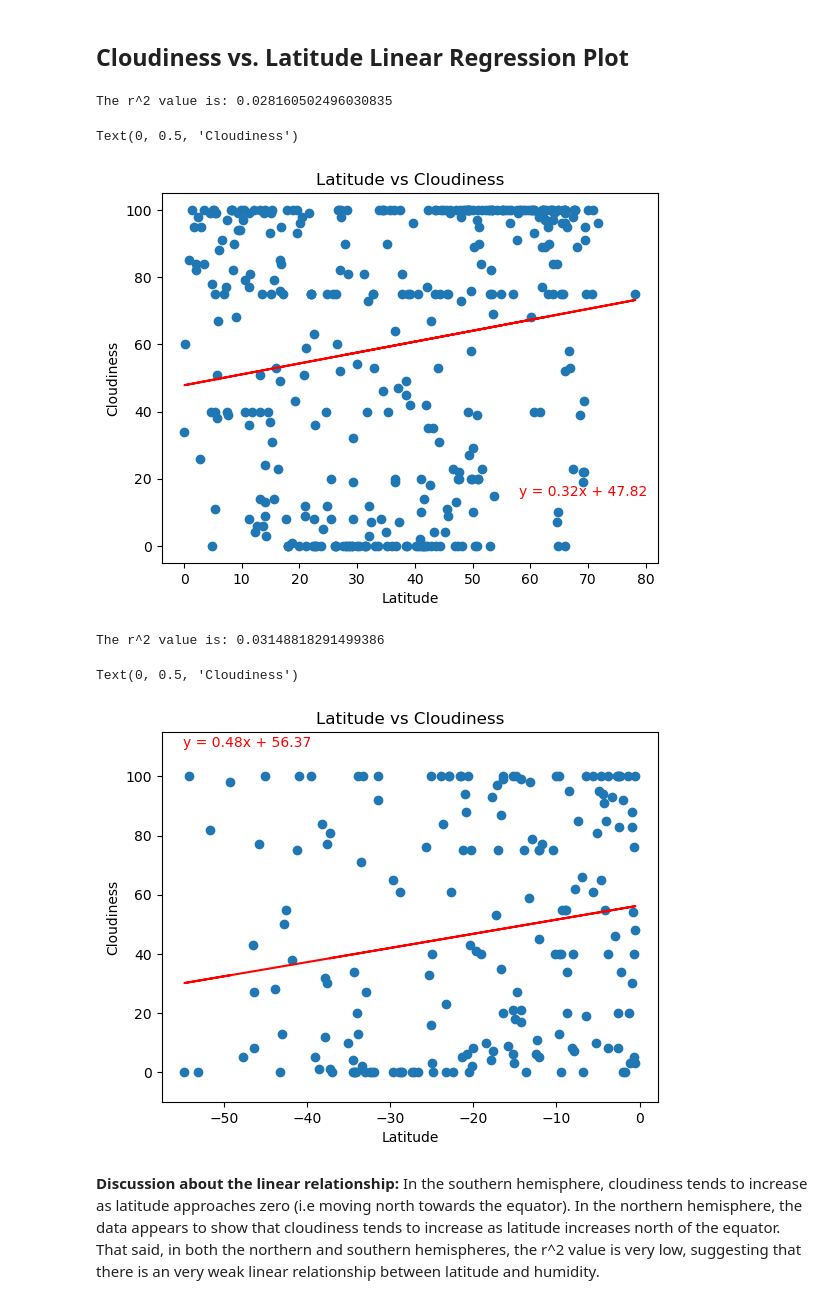
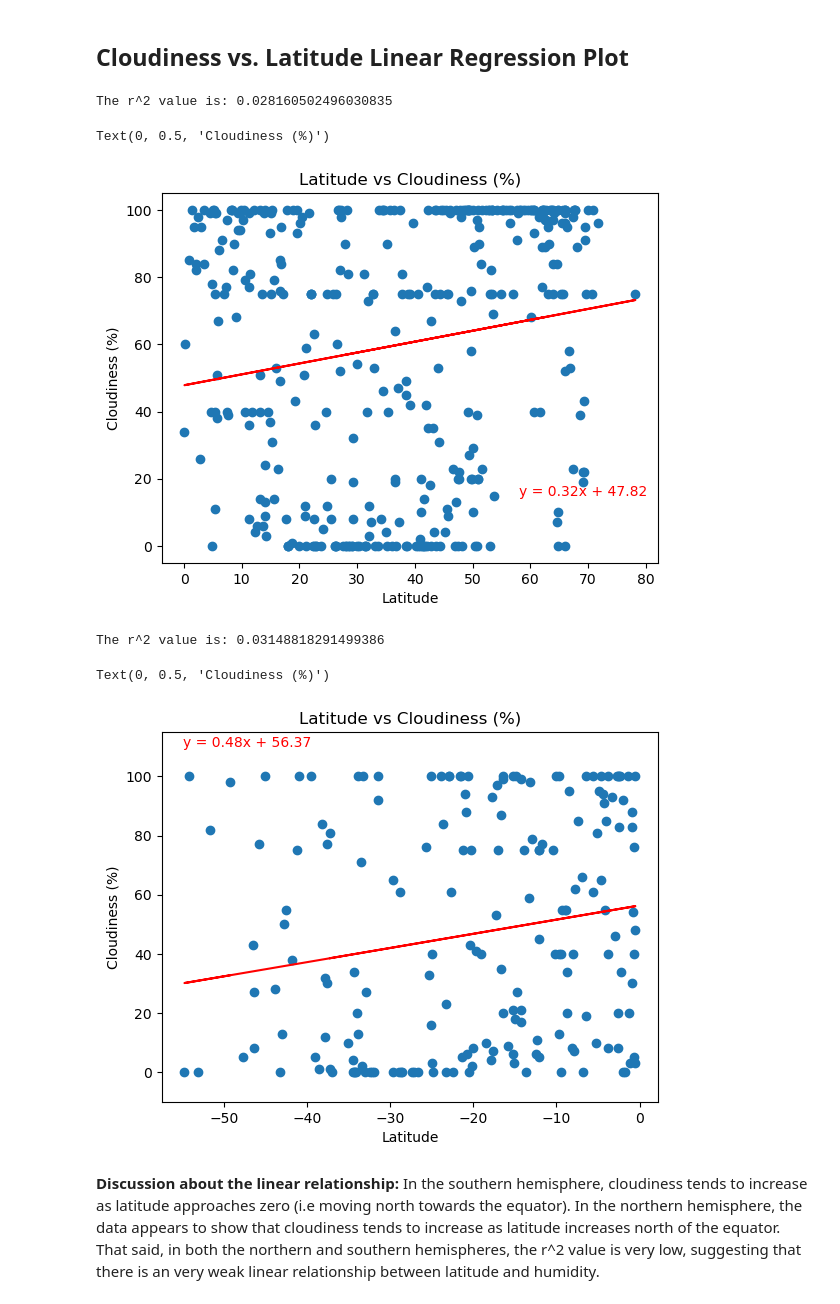
Before and after one commit to linderkm/python-api-challenge, a Jupyter notebook: weatherpy/WeatherPy.ipynb, the cells around one changed output. Cells and saved outputs as stored; diff of their text form; code cells hidden in the pictures.

```diff
--- a/weatherpy/WeatherPy.ipynb
+++ b/weatherpy/WeatherPy.ipynb
@@ -433,26 +433,26 @@ Text(0, 0.5, 'Humidity')
 # %%
 # Northern Hemisphere
 x_values = northern_hemi_df["Lat"]
 y_values = northern_hemi_df["Cloudiness"]
 #using function defined above to generate regression values from series in DataFrame (3)
 (line_eq, slope, intercept, rvalue, pvalue, stderr) = set_regression(x_values,y_values)
 #setting regression values (3)
 regress_values = x_values * slope + intercept
 
 #printing the regression r
 print(f"The r^2 value is: {rvalue**2}")
 
 plt.scatter(x_values,y_values)
 plt.plot(x_values,regress_values,"r-")
 #adding regression formula string to plot (3)
 plt.annotate(line_eq,(58,15),fontsize=10,color="red")
-plt.title("Latitude vs Cloudiness")
+plt.title("Latitude vs Cloudiness (%)")
 plt.xlabel("Latitude")
-plt.ylabel("Cloudiness")
+plt.ylabel("Cloudiness (%)")
 # %% [output]
 The r^2 value is: 0.028160502496030835
-Text(0, 0.5, 'Cloudiness')
+Text(0, 0.5, 'Cloudiness (%)')
-[figure, old version]
+[figure, new version]
 # %%
 # Southern Hemisphere
 x_values = southern_hemi_df["Lat"]
@@ -471,13 +471,13 @@ plt.plot(x_values,regress_values,"r-")
 plt.ylim(-10,115)
 #adding regression formula string to plot (3)
 plt.annotate(line_eq,(-55,110),fontsize=10,color="red")
-plt.title("Latitude vs Cloudiness")
+plt.title("Latitude vs Cloudiness (%)")
 plt.xlabel("Latitude")
-plt.ylabel("Cloudiness")
+plt.ylabel("Cloudiness (%)")
 # %% [output]
 The r^2 value is: 0.03148818291499386
-Text(0, 0.5, 'Cloudiness')
+Text(0, 0.5, 'Cloudiness (%)')
-[figure, old version]
+[figure, new version]
 # %% [markdown]
 **Discussion about the linear relationship:** In the southern hemisphere, cloudiness tends to increase as latitude approaches zero (i.e moving north towards the equator). In the northern hemisphere, the data appears to show that cloudiness tends to increase as latitude increases north of the equator. That said, in both the northern and southern hemispheres, the r^2 value is very low, suggesting that there is an very weak linear relationship between latitude and humidity.
 # %% [markdown]
```
Also changed, not shown: parts of 5 cells of this notebook, 3 other files.
